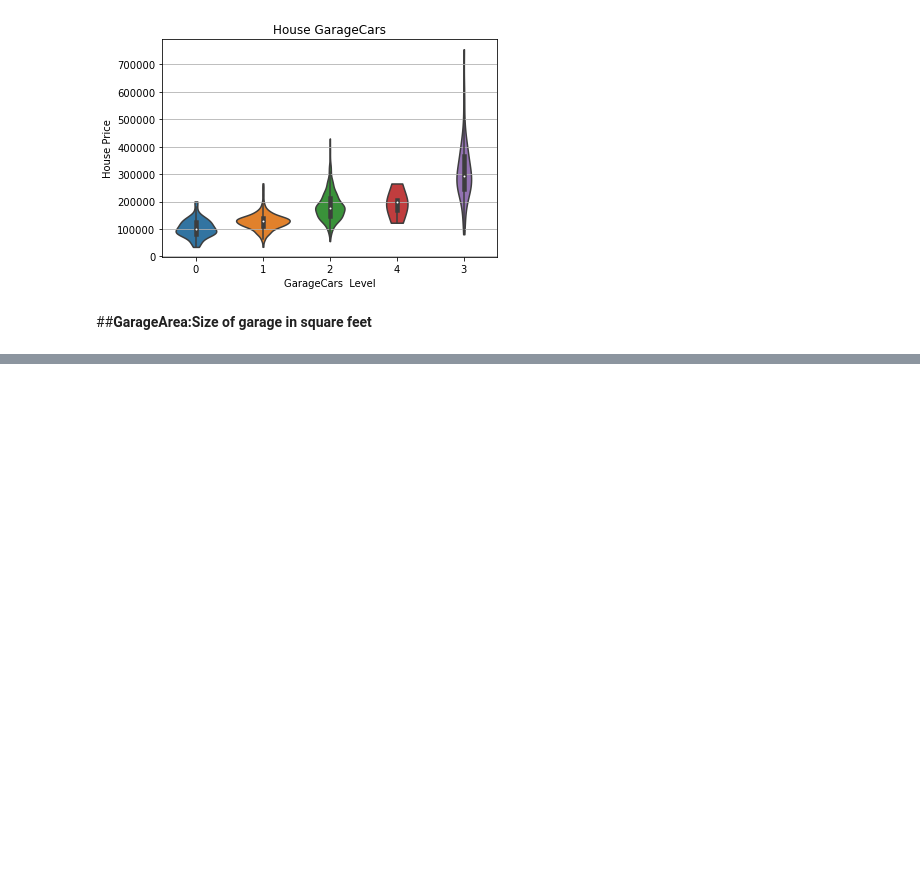
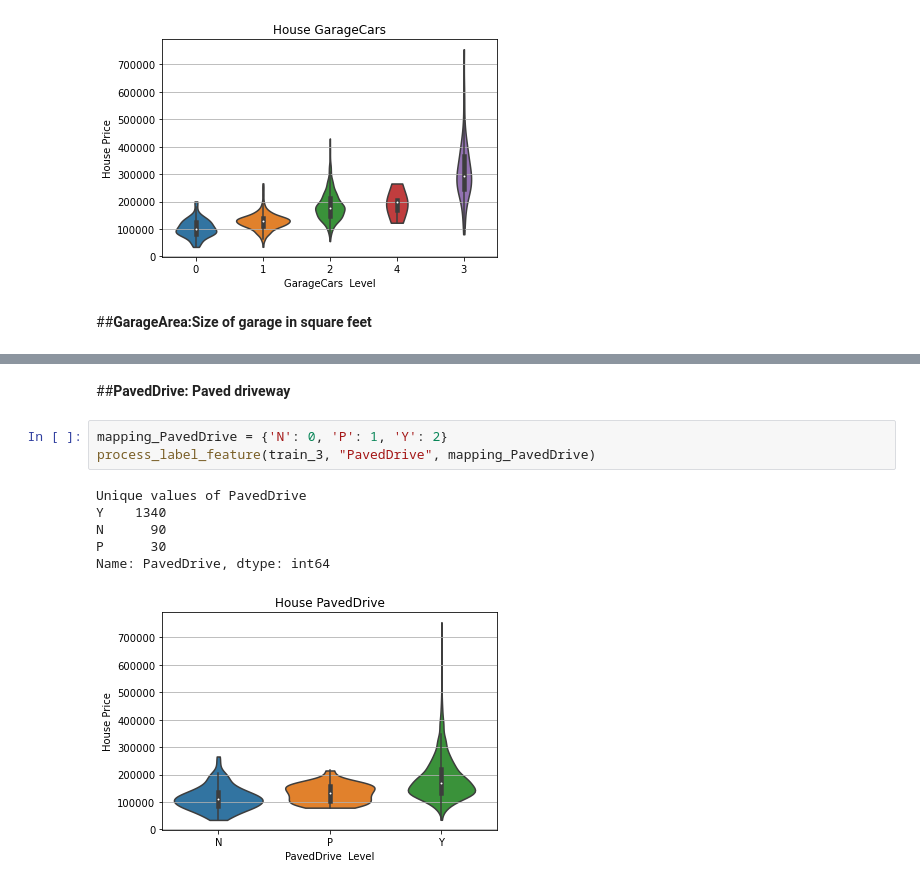
Before and after one commit to barrydoooit/House-Price-Prediction, a Jupyter notebook: Feature Analysis.ipynb, the cells around one changed output, grey strips where cells are left out. Saved outputs shown, nothing was run; the diff lists cells and outputs as text; blank space fills up the shorter version.

```diff
--- a/Feature Analysis.ipynb
+++ b/Feature Analysis.ipynb
@@ -175,0 +216,12 @@ Name: GarageCars, dtype: int64
+# %% [markdown]
+##**PavedDrive: Paved driveway**
+# %%
+mapping_PavedDrive = {'N': 0, 'P': 1, 'Y': 2}
+process_label_feature(train_3, "PavedDrive", mapping_PavedDrive)
+# %% [output]
+Unique values of PavedDrive
+Y    1340
+N      90
+P      30
+Name: PavedDrive, dtype: int64
+[figure, added]
```
Also changed, not shown: parts of 5 cells of this notebook.
